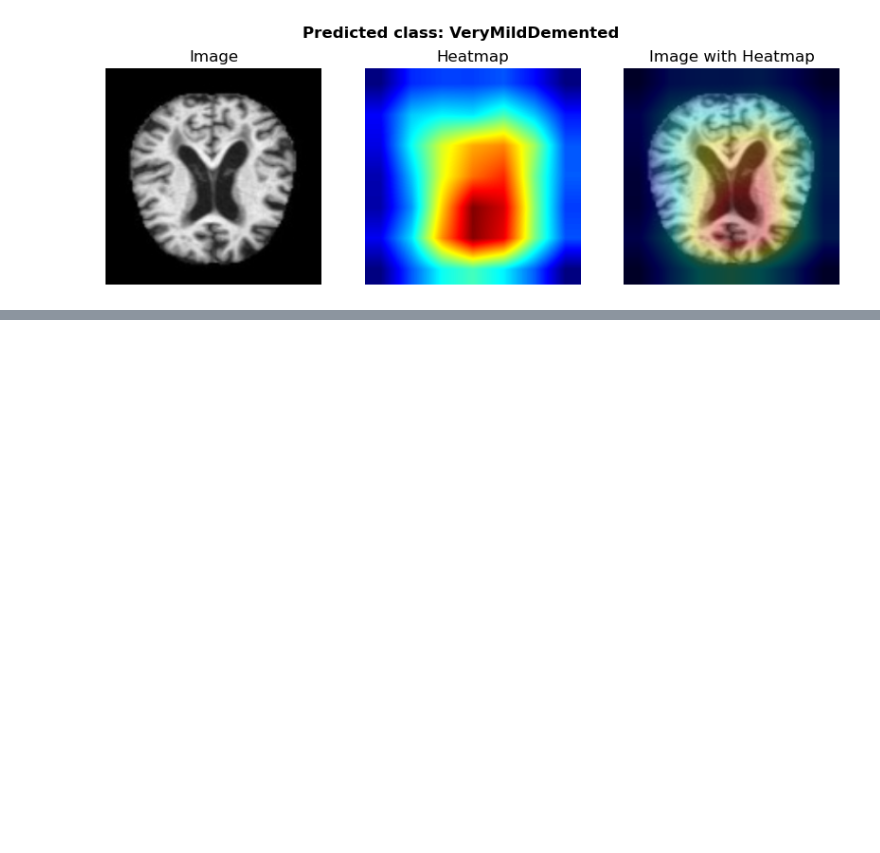
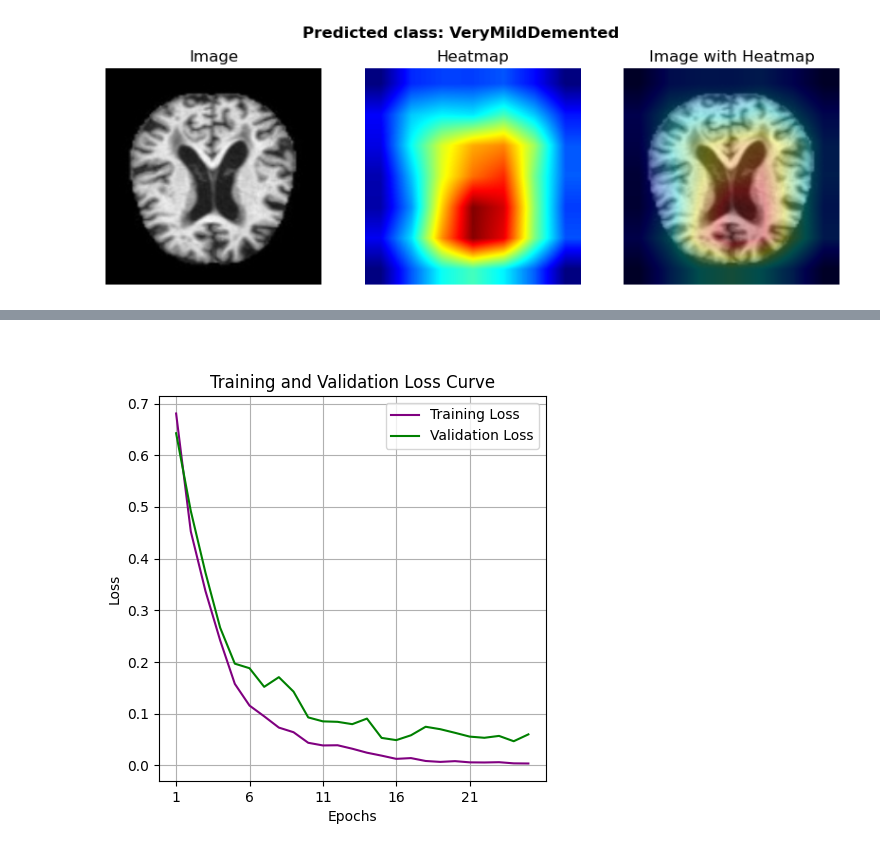
Before and after one commit to nivbartov/MRI_Brain_Alzheimer_Classification, a Jupyter notebook: models/results.ipynb, the cells around one changed output, grey strips where cells are left out. Drawn from its saved outputs; the diff is of its cells as text; code cells hidden in the pictures; blank space fills up the shorter version.

```diff
--- a/models/results.ipynb
+++ b/models/results.ipynb
@@ -523,3 +565,7 @@ GC.display_correct_grad_cam_images(testloader, grad_cam, device, num_images_to_s
     <img src="../assets/icons/icons8-graph-80.png" style="width: 40px; height: 40px; margin-right: 5px;">
     Adversial Training Curve
 </h1>
+# %%
+utils_funcs.load_and_display_image(model_name,'plot_loss_curve')
+# %% [output]
+[figure, added]
```
Also changed, not shown: parts of 10 cells of this notebook.
